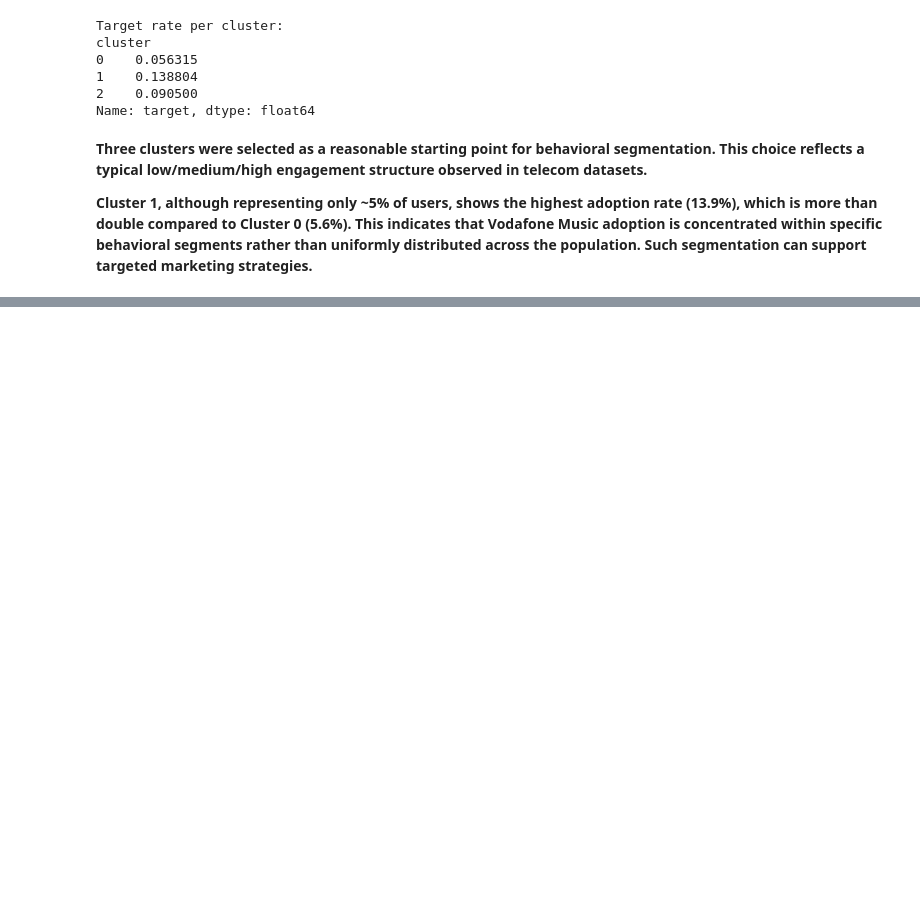
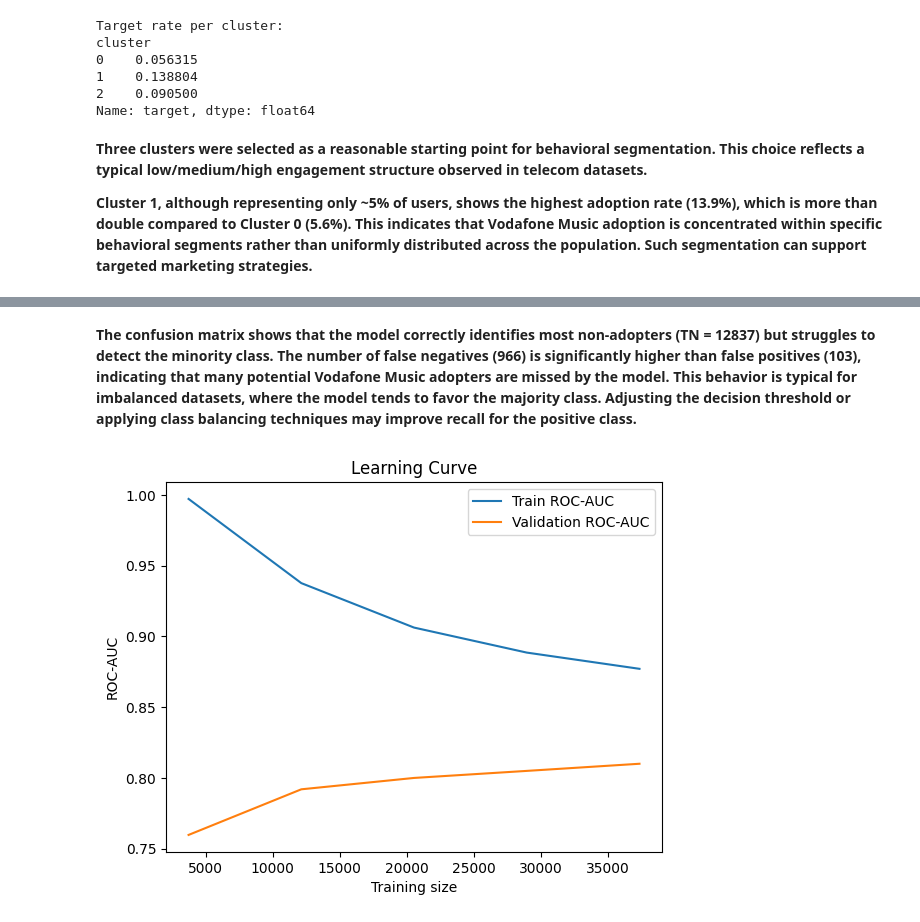
Before and after one commit to nnnnastia/ML_music_challenge, a Jupyter notebook: ML_project.ipynb, the cells around one changed output, grey strips where cells are left out. Drawn from its saved outputs; the diff is of its cells as text; code cells hidden in the pictures; blank space fills up the shorter version.

```diff
--- a/ML_project.ipynb
+++ b/ML_project.ipynb
@@ -980,0 +1060,18 @@ Name: target, dtype: float64
+# %%
+# Stratified K-Fold cross-validation
+cv = StratifiedKFold(n_splits=3, shuffle=True, random_state=42)
+
+# Pipeline: missing value imputation + Gradient Boosting model
+gb_pipe = Pipeline([
+    ("imputer", SimpleImputer(strategy="median")),
+    ("model", GradientBoostingClassifier(random_state=42))
+])
+# %%
+# Hyperparameter search space for Gradient Boosting
+gb_param_dist = {
+    "model__n_estimators": [150, 250, 350],     # number of boosting trees
+    "model__learning_rate": [0.03, 0.05, 0.1],  # step size for each boosting step
+    "model__max_depth": [2, 3],                 # depth of individual trees
+    "model__subsample": [0.8, 1.0],             # fraction of samples used per tree
+    "model__min_samples_leaf": [1, 2, 5],       # minimum samples in leaf nodes
+}
@@ -980,0 +1176,30 @@ Name: target, dtype: float64
+# %% [markdown]
+**The confusion matrix shows that the model correctly identifies most non-adopters (TN = 12837) but struggles to detect the minority class. The number of false negatives (966) is significantly higher than false positives (103), indicating that many potential Vodafone Music adopters are missed by the model. This behavior is typical for imbalanced datasets, where the model tends to favor the majority class. Adjusting the decision threshold or applying class balancing techniques may improve recall for the positive class.**
+# %%
+# Compute learning curve for the tuned Gradient Boosting model
+# Shows how model performance changes as the training dataset size increases
+train_sizes, train_scores, val_scores = learning_curve(
+    best_gb,
+    X_train_sel,
+    y_train,
+    cv=3,
+    scoring="roc_auc",    # ROC-AUC used due to class imbalance
+    n_jobs=-1,            # parallel computation
+    train_sizes=np.linspace(0.1,1.0,5)  # evaluate on increasing portions of training data
+)
+
+# Average ROC-AUC across folds
+train_mean = train_scores.mean(axis=1)
+val_mean = val_scores.mean(axis=1)
+
+# Plot training and validation performance
+plt.plot(train_sizes, train_mean, label="Train ROC-AUC")
+plt.plot(train_sizes, val_mean, label="Validation ROC-AUC")
+
+plt.xlabel("Training size")
+plt.ylabel("ROC-AUC")
+plt.title("Learning Curve")
+plt.legend()
+plt.show()
+# %% [output]
+[figure, added]
```
Also changed, not shown: parts of 45 cells of this notebook.
